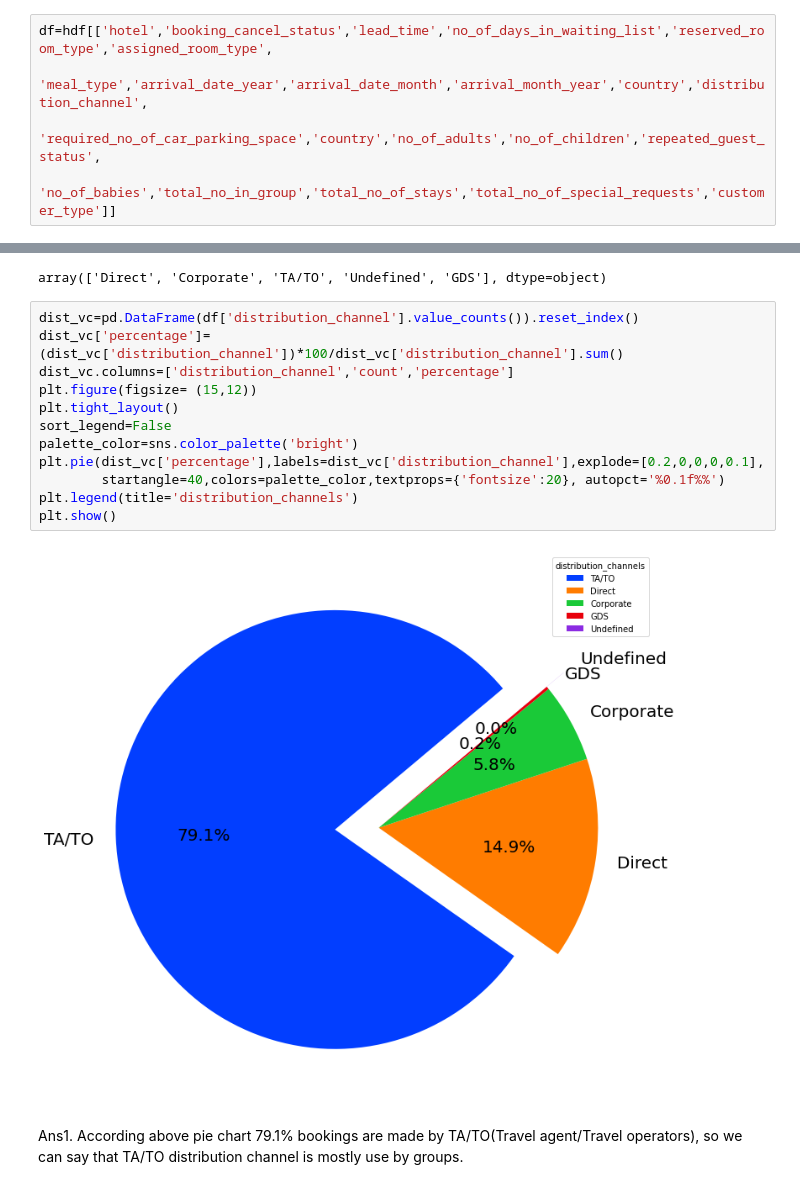
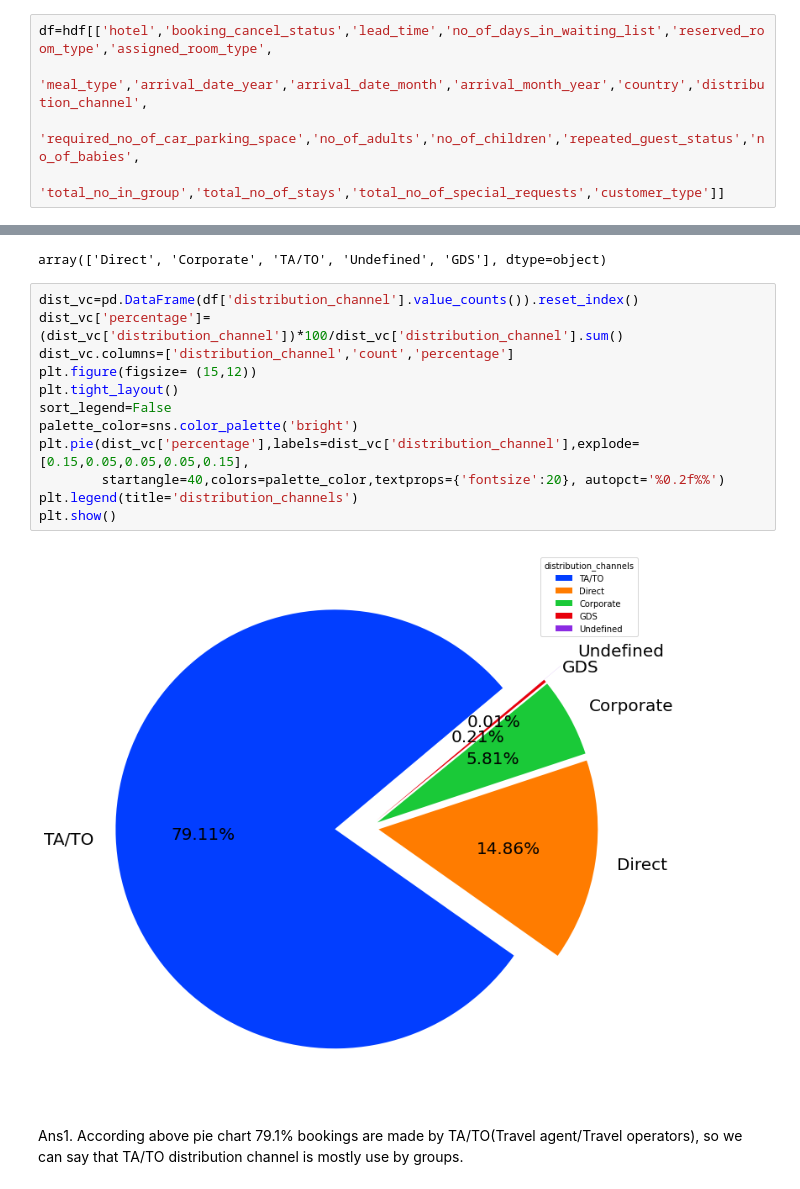
Before and after one commit to niteshavagabond/Hotel-Booking-analysis, a Jupyter notebook: Hotel_Booking_Analysis_Capstone_Project.ipynb, the cells around one changed output, grey strips where cells are left out. Drawn from its saved outputs; the diff is of its cells as text.

```diff
--- a/Hotel_Booking_Analysis_Capstone_Project.ipynb
+++ b/Hotel_Booking_Analysis_Capstone_Project.ipynb
@@ -512,8 +514,8 @@ sns.heatmap(hdf1,annot = True,fmt='.2f', annot_kws={'size': 10},  vmax=.8, squar
 # %%
 df=hdf[['hotel','booking_cancel_status','lead_time','no_of_days_in_waiting_list','reserved_room_type','assigned_room_type',
         'meal_type','arrival_date_year','arrival_date_month','arrival_month_year','country','distribution_channel',
-        'required_no_of_car_parking_space','country','no_of_adults','no_of_children','repeated_guest_status',
-        'no_of_babies','total_no_in_group','total_no_of_stays','total_no_of_special_requests','customer_type']]
+        'required_no_of_car_parking_space','no_of_adults','no_of_children','repeated_guest_status','no_of_babies',
+        'total_no_in_group','total_no_of_stays','total_no_of_special_requests','customer_type']]
 # %%
 df.head()
 # %% [output]
@@ -641,17 +654,17 @@ array(['Direct', 'Corporate', 'TA/TO', 'Undefined', 'GDS'], dtype=object)
 # %%
 dist_vc=pd.DataFrame(df['distribution_channel'].value_counts()).reset_index()
 dist_vc['percentage']=(dist_vc['distribution_channel'])*100/dist_vc['distribution_channel'].sum()
 dist_vc.columns=['distribution_channel','count','percentage']
 plt.figure(figsize= (15,12))
 plt.tight_layout()
 sort_legend=False
 palette_color=sns.color_palette('bright')
-plt.pie(dist_vc['percentage'],labels=dist_vc['distribution_channel'],explode=[0.2,0,0,0,0.1],
-        startangle=40,colors=palette_color,textprops={'fontsize':20}, autopct='%0.1f%%')
+plt.pie(dist_vc['percentage'],labels=dist_vc['distribution_channel'],explode=[0.15,0.05,0.05,0.05,0.15],
+        startangle=40,colors=palette_color,textprops={'fontsize':20}, autopct='%0.2f%%')
 plt.legend(title='distribution_channels')
 plt.show()
 # %% [output]
-[figure, old version]
+[figure, new version]
 # %% [markdown]
 Ans1. According above pie chart 79.1% bookings are made by TA/TO(Travel agent/Travel operators), so we can say that TA/TO distribution channel is mostly use by groups.
 # %% [markdown]
```
Also changed, not shown: parts of 9 cells of this notebook.
